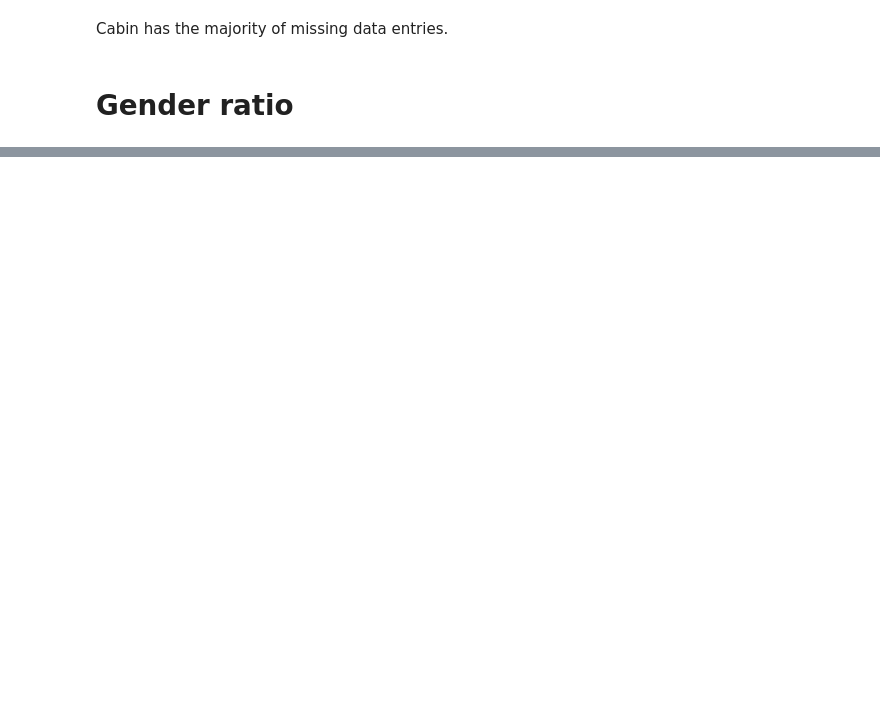
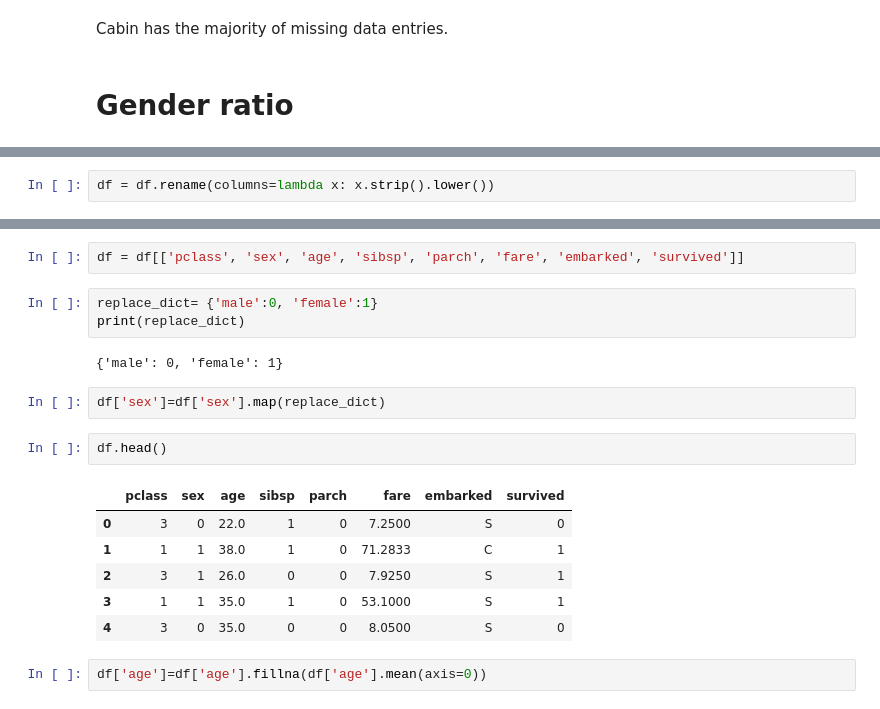
Before and after one commit to sirox548/DjangoMLproject, a Jupyter notebook: titanicdata.ipynb, the cells around one changed output, grey strips where cells are left out. Saved outputs shown, nothing was run; the diff lists cells and outputs as text; blank space fills up the shorter version.

```diff
--- a/titanicdata.ipynb
+++ b/titanicdata.ipynb
@@ -159,0 +150,2 @@ sns.countplot(data=traindata, x='Survived')
+# %%
+df = df.rename(columns=lambda x: x.strip().lower())
@@ -159,0 +167,20 @@ sns.countplot(data=traindata, x='Survived')
+# %%
+df = df[['pclass', 'sex', 'age', 'sibsp', 'parch', 'fare', 'embarked', 'survived']]
+# %%
+replace_dict= {'male':0, 'female':1}
+print(replace_dict)
+# %% [output]
+{'male': 0, 'female': 1}
+# %%
+df['sex']=df['sex'].map(replace_dict)
+# %%
+df.head()
+# %% [output]
+|  | pclass | sex | age | sibsp | parch | fare | embarked | survived |
+| 0 | 3 | 0 | 22.0 | 1 | 0 | 7.2500 | S | 0 |
+| 1 | 1 | 1 | 38.0 | 1 | 0 | 71.2833 | C | 1 |
+| 2 | 3 | 1 | 26.0 | 0 | 0 | 7.9250 | S | 1 |
+| 3 | 1 | 1 | 35.0 | 1 | 0 | 53.1000 | S | 1 |
+| 4 | 3 | 0 | 35.0 | 0 | 0 | 8.0500 | S | 0 |
+# %%
+df['age']=df['age'].fillna(df['age'].mean(axis=0))
```
Also changed, not shown: parts of 10 cells of this notebook.
